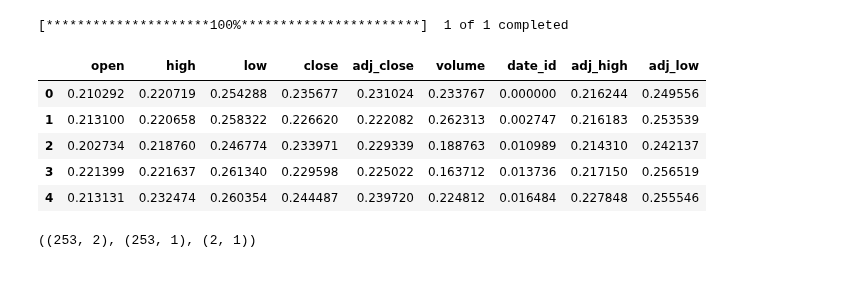
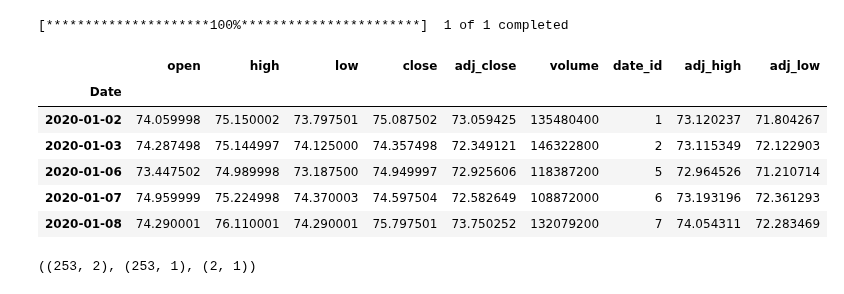
Before and after one commit to tcarlucc/machine-learning-final, a Jupyter notebook: linear_regression_calculator.ipynb, the cells around one changed output. Saved outputs shown, nothing was run; the diff lists cells and outputs as text; code cells hidden in the pictures.

```diff
--- a/linear_regression_calculator.ipynb
+++ b/linear_regression_calculator.ipynb
@@ -11,28 +11,27 @@ from sklearn.metrics import mean_squared_error, r2_score
 # %%
 # Use y_finance to get desired stock.
 aapl = yf.download('AAPL', start="2020-01-01", end="2021-01-01")
 
 std_scaler = MinMaxScaler()
 
 # Calculate how many dates are in the file and add a column
 aapl['Date_Id'] = (aapl.index.date - aapl.index.date.min()).astype('timedelta64[D]')
 aapl['Date_Id'] = aapl['Date_Id'].dt.days + 1
 aapl.rename(columns={'Adj Close': 'Adj_Close'}, inplace=True)
 
 # Add adj high and low, which may be important later
 aapl['Adj_High'] = aapl['Adj_Close'] * aapl['High'] / aapl['Close']
 aapl['Adj_Low'] = aapl['Adj_Close'] * aapl['Low'] / aapl['Close']
 aapl.columns = [x.lower() for x in aapl.columns]
-data = std_scaler.fit_transform(aapl.to_numpy())
-data = pd.DataFrame(data, columns=aapl.columns)
-data.head()
+aapl.head()
 # %% [output]
 [*********************100%***********************]  1 of 1 completed
 |  | open | high | low | close | adj_close | volume | date_id | adj_high | adj_low |
-| 0 | 0.210292 | 0.220719 | 0.254288 | 0.235677 | 0.231024 | 0.233767 | 0.000000 | 0.216244 | 0.249556 |
-| 1 | 0.213100 | 0.220658 | 0.258322 | 0.226620 | 0.222082 | 0.262313 | 0.002747 | 0.216183 | 0.253539 |
-| 2 | 0.202734 | 0.218760 | 0.246774 | 0.233971 | 0.229339 | 0.188763 | 0.010989 | 0.214310 | 0.242137 |
-| 3 | 0.221399 | 0.221637 | 0.261340 | 0.229598 | 0.225022 | 0.163712 | 0.013736 | 0.217150 | 0.256519 |
-| 4 | 0.213131 | 0.232474 | 0.260354 | 0.244487 | 0.239720 | 0.224812 | 0.016484 | 0.227848 | 0.255546 |
+| Date |  |  |  |  |  |  |  |  |  |
+| 2020-01-02 | 74.059998 | 75.150002 | 73.797501 | 75.087502 | 73.059425 | 135480400 | 1 | 73.120237 | 71.804267 |
+| 2020-01-03 | 74.287498 | 75.144997 | 74.125000 | 74.357498 | 72.349121 | 146322800 | 2 | 73.115349 | 72.122903 |
+| 2020-01-06 | 73.447502 | 74.989998 | 73.187500 | 74.949997 | 72.925606 | 118387200 | 5 | 72.964526 | 71.210714 |
+| 2020-01-07 | 74.959999 | 75.224998 | 74.370003 | 74.597504 | 72.582649 | 108872000 | 6 | 73.193196 | 72.361293 |
+| 2020-01-08 | 74.290001 | 76.110001 | 74.290001 | 75.797501 | 73.750252 | 132079200 | 7 | 74.054311 | 72.283469 |
 # %%
 # Create a linear model from the close and date
```
Also changed, not shown: parts of 5 cells of this notebook, 1 other file.
